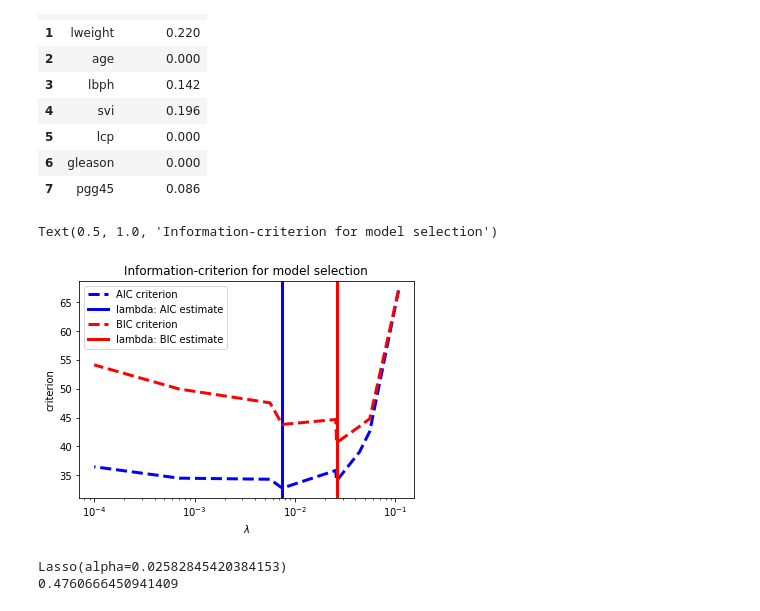
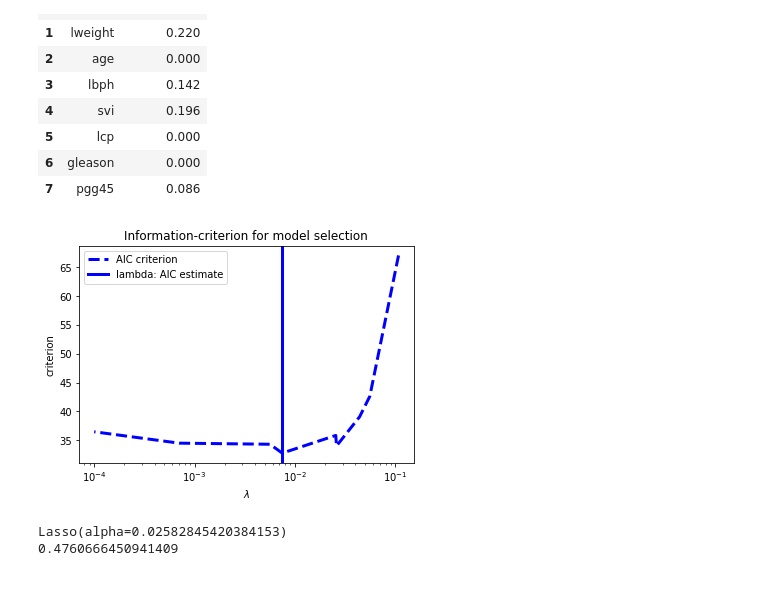
Before and after one commit to s6emschw/RM-project, a Jupyter notebook: Real_data_application.ipynb, the cells around one changed output. Saved outputs shown, nothing was run; the diff lists cells and outputs as text; code cells hidden in the pictures.

Commit message:
updated data application part

```diff
--- a/Real_data_application.ipynb
+++ b/Real_data_application.ipynb
@@ -23,7 +23,8 @@ The data in this examples comes originally from a study by Stamey et al (1989) t
 
 The goal of the exercise is to predict the log of PSA from a number of measurements including log cancer volume (lcavol), log prostate weight lweight, age, log of benign prostatic hyperplasia amount lbph, seminal vesicle invasion svi, log of capsular penetration lcp, Gleason score gleason, and percent of Gleason scores 4 or 5 pgg45.
 # %%
-raw_data = pd.read_csv('prostate_dataset.txt', delimiter='\t')
+raw_data = pd.read_csv(r'C:\Users\Utente\Desktop\studio\video_lectures_and_material_stuff\RM_econometrics_statistics\RM-project\prostate_dataset.txt',
+                       delimiter='\t')
 # %%
 raw_data
 # %% [output]
@@ -432,13 +428,13 @@ def plot_ic_criterion(model, name, color):
 # %%
 EPSILON = 1e-4 #to avoid division get zero
 plt.figure()
 plot_ic_criterion(model_aic, 'AIC', 'b')
-plot_ic_criterion(model_bic, 'BIC', 'r')
+#plot_ic_criterion(model_bic, 'BIC', 'r')
 plt.legend()
 plt.title('Information-criterion for model selection')
+plt.savefig('AIC_plot.png', bbox_inches='tight')
 # %% [output]
-Text(0.5, 1.0, 'Information-criterion for model selection')
-[figure, old version]
+[figure, new version]
 # %%
 lasso_bic = Lasso(alpha = model_bic.alpha_)
 lasso_bic.fit(X_train, y_train)
```
Also changed, not shown: parts of 19 cells of this notebook.
